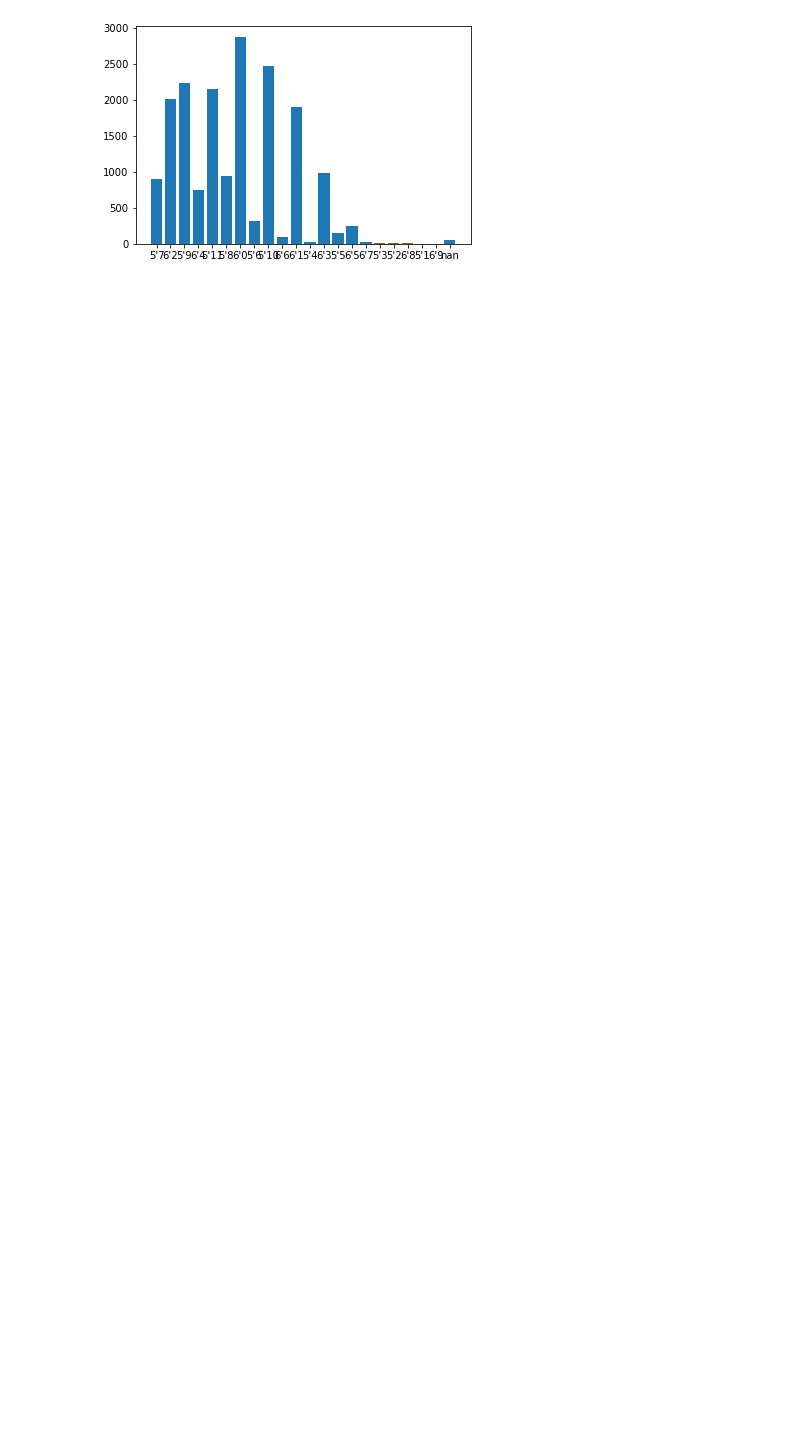
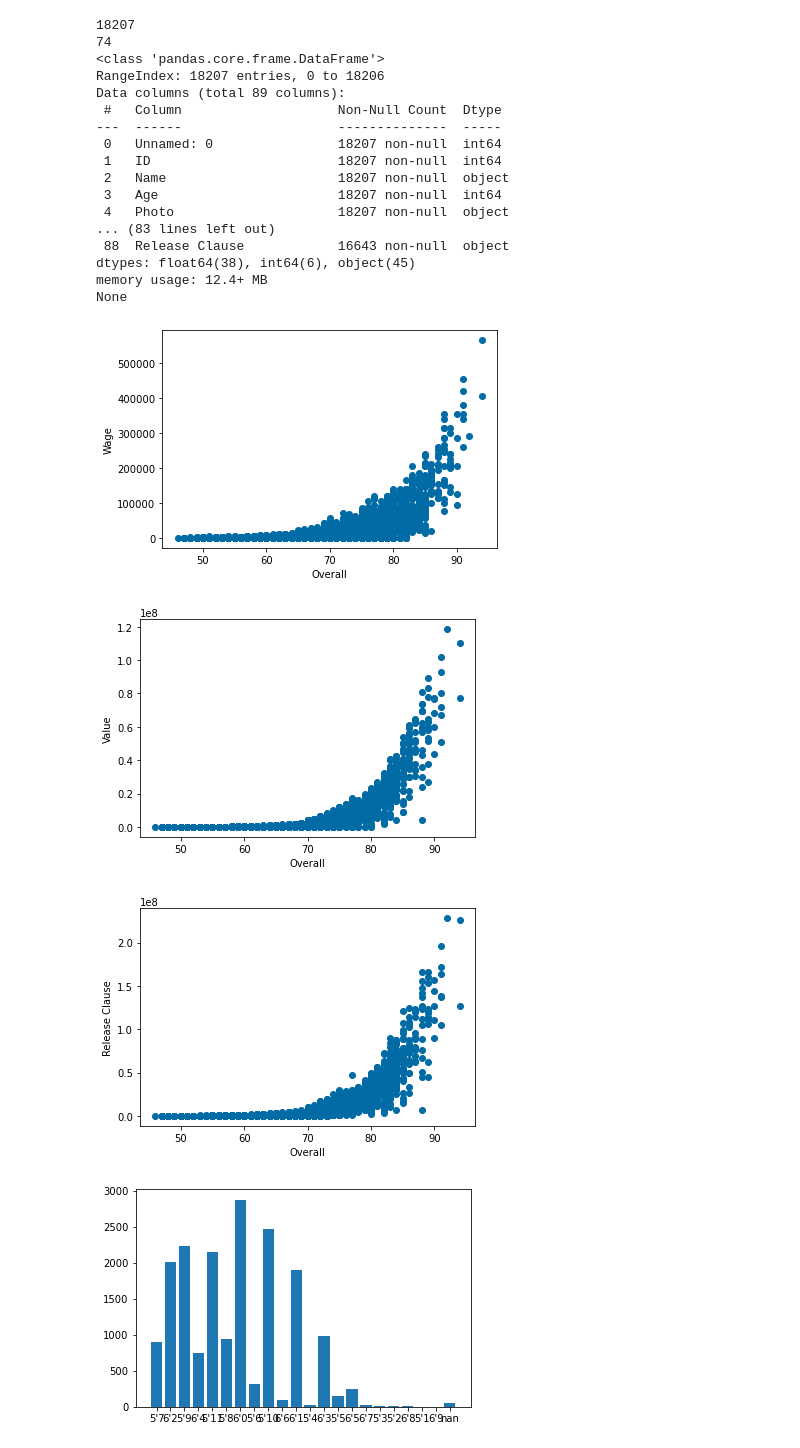
Before and after one commit to tusharc31/Data-Analytics, a Jupyter notebook: Project-1/Project-1.ipynb, the cells around one changed output. Drawn from its saved outputs; the diff is of its cells as text; code cells hidden in the pictures; blank space fills up the shorter version.

Commit message:
Q1 almost done, 45 mins of work left

```diff
--- a/Project-1/Project-1.ipynb
+++ b/Project-1/Project-1.ipynb
@@ -51,3 +363,75 @@ Index(['Unnamed: 0', 'ID', 'Name', 'Age', 'Photo', 'Nationality', 'Flag',
+# %%
+# Wage count in ranges
+# ShotPower vs age, Position (SprintSpeed', 'Agility', 'Reactions', 'Balance', 'ShotPower', 'Jumping', 'Stamina', 'Strength', 'LongShots', 'Aggression')
+# Wage vs Value
+
+
+import numpy as np
+import matplotlib.pyplot as plt
+import pandas as pd
+
+dataset = pd.read_csv('football_data.csv')
+
+toKeep=np.array([3,7,8,11,12,13,15,16,17,22,23])
+for i in range(25,89):
+    toKeep=np.append(toKeep,i)
+
+X = dataset.iloc[:,toKeep].values
+header=dataset.iloc[:,toKeep].columns
+
+print(len(X))
+print(X.shape[1]-1)
+
+print(dataset.info())
+
+
+for j in np.array([3,4,X.shape[1]-1]):
+    for i in range(X.shape[0]):
+        if type(X[i,j]) is float:
+            pass
+        elif X[i,j][-1]=='M':
+            X[i,j]=float(X[i,j][1:-1])*1000000
+        elif X[i,j][-1]=='K':
+            X[i,j]=float(X[i,j][1:-1])*1000
+        else:
+            X[i,j]=0
+
+
+plt.scatter(X[:,1],X[:,4])
+plt.xlabel('Overall')
+plt.ylabel('Wage')
+plt.show()
+
+plt.scatter(X[:,1],X[:,3])
+plt.xlabel('Overall')
+plt.ylabel('Value')
+plt.show()
+
+plt.scatter(X[:,1],X[:,74])
+plt.xlabel('Overall')
+plt.ylabel('Release Clause')
+plt.show()
+# %% [output]
+18207
+74
+<class 'pandas.core.frame.DataFrame'>
+RangeIndex: 18207 entries, 0 to 18206
+Data columns (total 89 columns):
+ #   Column                    Non-Null Count  Dtype
+---  ------                    --------------  -----
+ 0   Unnamed: 0                18207 non-null  int64
+ 1   ID                        18207 non-null  int64
+ 2   Name                      18207 non-null  object
+ 3   Age                       18207 non-null  int64
+ 4   Photo                     18207 non-null  object
+... (83 lines left out)
+ 88  Release Clause            16643 non-null  object
+dtypes: float64(38), int64(6), object(45)
+memory usage: 12.4+ MB
+None
+[figure, added]
+[figure, added]
+[figure, added]
 # %%
 height = collections.Counter(df['Height'].values.tolist())
 # %%
```
Also changed, not shown: parts of 12 cells of this notebook.
